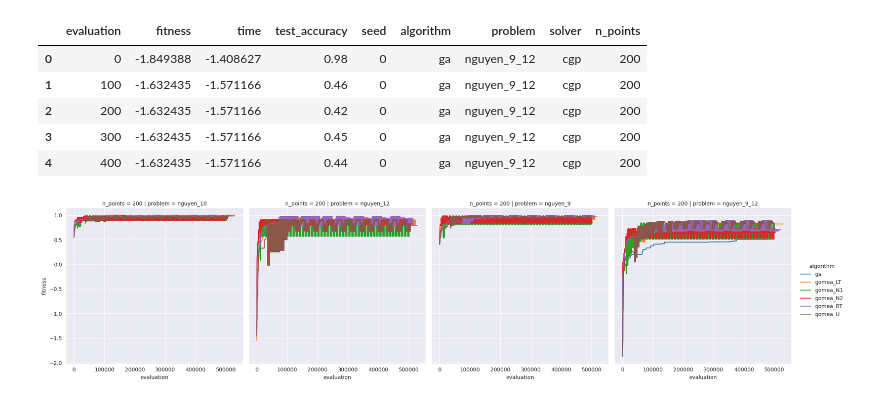
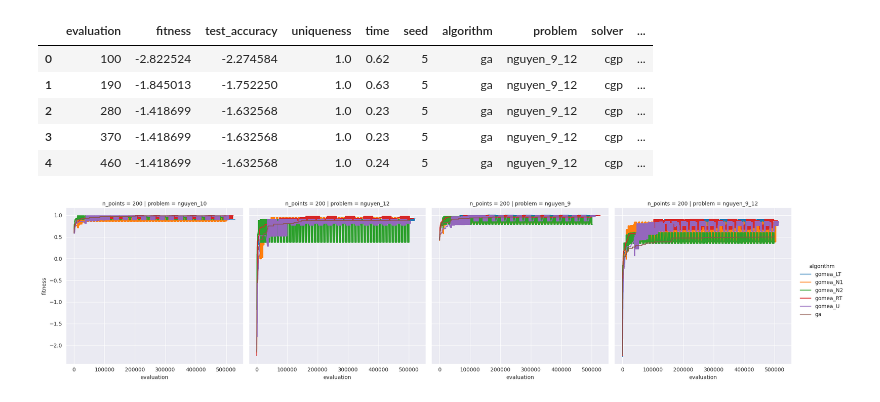
Before and after one commit to giorgia-nadizar/cgpax, a Jupyter notebook: analysis/regression.ipynb, the cells around one changed output. Drawn from its saved outputs; the diff is of its cells as text; code cells hidden in the pictures.

```diff
--- a/analysis/regression.ipynb
+++ b/analysis/regression.ipynb
@@ -4,50 +4,49 @@ import seaborn as sns
 from matplotlib import pyplot as plt
 # %%
 problems = ["nguyen_9_12", "nguyen_9", "nguyen_10", "nguyen_12"]
-seeds = range(5)
+seeds = range(5, 10)
 algorithms = ["ga", "gomea"]
 solvers = ["cgp"]
 
 dfs = []
-column_names = ["evaluation", "fitness", "time", "test_accuracy"]
 for solver in solvers:
     for algorithm in algorithms:
         for problem in problems:
             for seed in seeds:
                 # for dense in [False, True]:
                 for dense in [True]:
                     processed_problem = f"{problem}_dense" if dense else problem
                     if algorithm == "gomea":
                         for fos in ["U", "RT", "LT", "N1", "N2"]:
                             try:
-                                tmp_df = pd.read_csv(f"../results/{algorithm}_{solver}_{processed_problem}_{fos}_{seed}_fi.csv",
-                                                     header=None, names=column_names, skiprows=1)
+                                tmp_df = pd.read_csv(
+                                    f"../results/{algorithm}_{solver}_{processed_problem}_{fos}_{seed}_fi.csv",)
                                 tmp_df["seed"] = seed
                                 tmp_df["algorithm"] = f"{algorithm}_{fos}"
                                 tmp_df["problem"] = problem
                                 tmp_df["solver"] = solver
                                 tmp_df["n_points"] = 200 if dense else 20
                                 dfs.append(tmp_df)
                             except Exception as e:
                                 print(e)
                     else:
-                        tmp_df = pd.read_csv(f"../results/{algorithm}_{solver}_{processed_problem}_{seed}.csv", header=None,
-                                             names=column_names, skiprows=1)
+                        tmp_df = pd.read_csv(f"../results/{algorithm}_{solver}_{processed_problem}_{seed}.csv",
+                                             )
                         tmp_df["seed"] = seed
                         tmp_df["algorithm"] = algorithm
                         tmp_df["problem"] = problem
                         tmp_df["solver"] = solver
                         tmp_df["n_points"] = 200 if dense else 20
                         dfs.append(tmp_df)
 regression_df = pd.concat(dfs, ignore_index=True)
 regression_df.head()
 # %% [output]
-|  | evaluation | fitness | time | test_accuracy | seed | algorithm | problem | solver | n_points |
-| 0 | 0 | -1.849388 | -1.408627 | 0.98 | 0 | ga | nguyen_9_12 | cgp | 200 |
-| 1 | 100 | -1.632435 | -1.571166 | 0.46 | 0 | ga | nguyen_9_12 | cgp | 200 |
-| 2 | 200 | -1.632435 | -1.571166 | 0.42 | 0 | ga | nguyen_9_12 | cgp | 200 |
-| 3 | 300 | -1.632435 | -1.571166 | 0.45 | 0 | ga | nguyen_9_12 | cgp | 200 |
-| 4 | 400 | -1.632435 | -1.571166 | 0.44 | 0 | ga | nguyen_9_12 | cgp | 200 |
+|  | evaluation | fitness | test_accuracy | uniqueness | time | seed | algorithm | problem | solver | ... |
+| 0 | 100 | -2.822524 | -2.274584 | 1.0 | 0.62 | 5 | ga | nguyen_9_12 | cgp | ... |
+| 1 | 190 | -1.845013 | -1.752250 | 1.0 | 0.63 | 5 | ga | nguyen_9_12 | cgp | ... |
+| 2 | 280 | -1.418699 | -1.632568 | 1.0 | 0.23 | 5 | ga | nguyen_9_12 | cgp | ... |
+| 3 | 370 | -1.418699 | -1.632568 | 1.0 | 0.23 | 5 | ga | nguyen_9_12 | cgp | ... |
+| 4 | 460 | -1.418699 | -1.632568 | 1.0 | 0.24 | 5 | ga | nguyen_9_12 | cgp | ... |
 # %%
 agg_df = (
     regression_df
@@ -66,4 +65,4 @@ sns.relplot(
 )
 plt.show()
 # %% [output]
-[figure, old version]
+[figure, new version]
```
Also changed, not shown: parts of 5 cells of this notebook, 1 other file.
